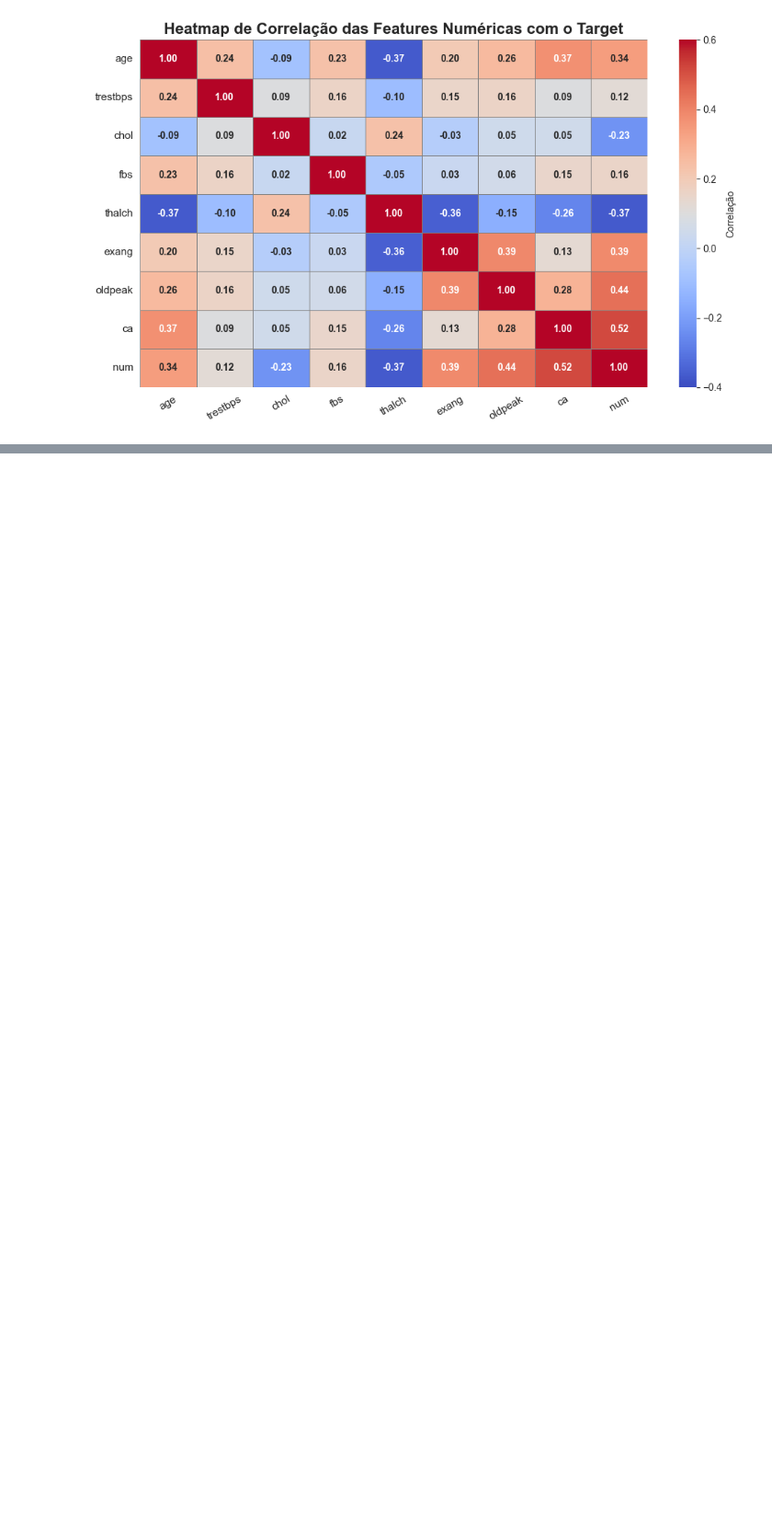
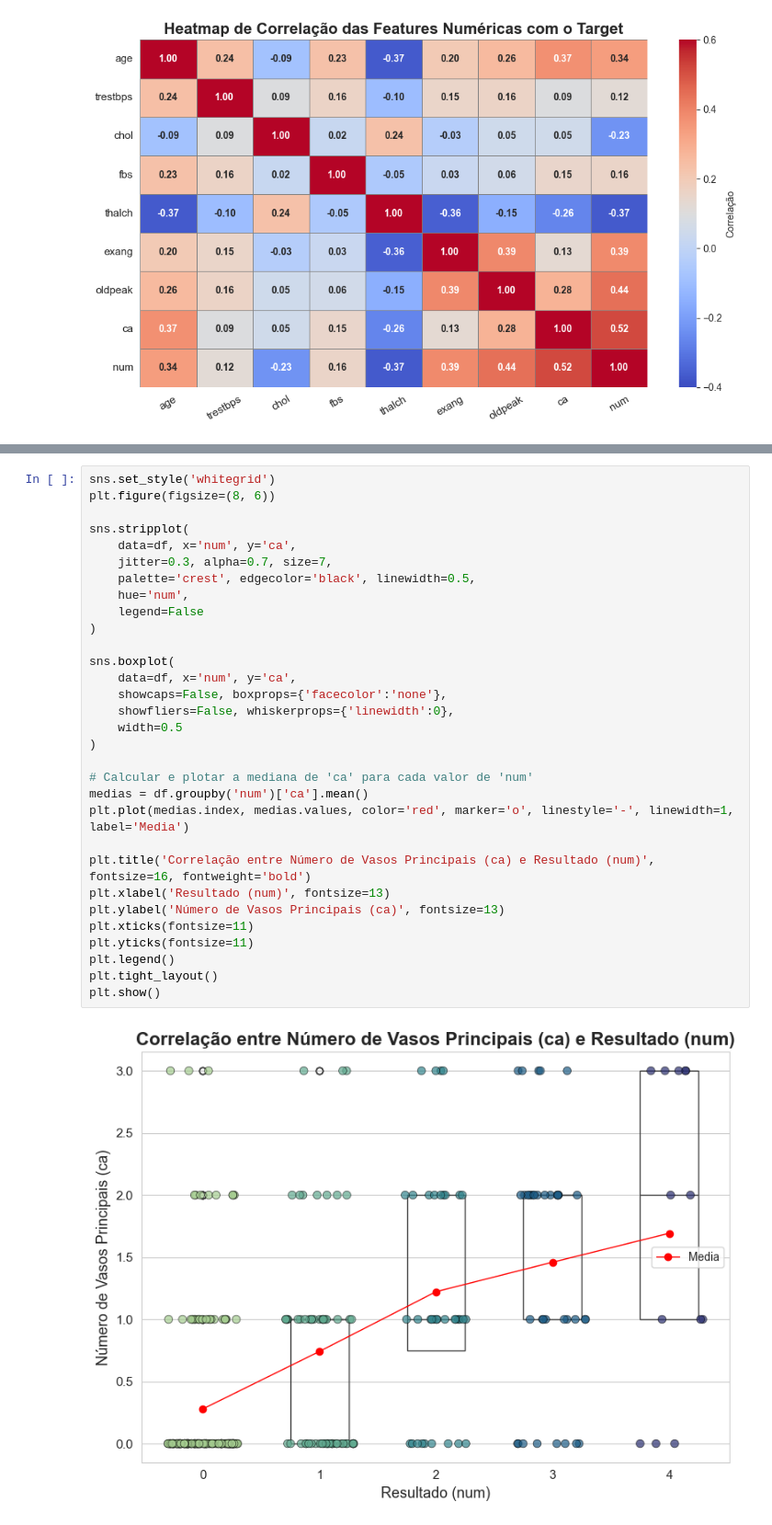
Before and after one commit to caiovilquer/projeto_TA, a Jupyter notebook: analise_doecas_cardiacas.ipynb, the cells around one changed output, grey strips where cells are left out. Shown at 92% size. Cells and saved outputs as stored; diff of their text form; blank space fills up the shorter version.

Commit message:
feat: first version of data analysis done

```diff
--- a/analise_doecas_cardiacas.ipynb
+++ b/analise_doecas_cardiacas.ipynb
@@ -386,0 +387,33 @@ Os fatores mais impactantes para o desfecho são, portanto, o número de vasos c
+# %%
+sns.set_style('whitegrid')
+plt.figure(figsize=(8, 6))
+
+sns.stripplot(
+    data=df, x='num', y='ca',
+    jitter=0.3, alpha=0.7, size=7,
+    palette='crest', edgecolor='black', linewidth=0.5,
+    hue='num',
+    legend=False
+)
+
+sns.boxplot(
+    data=df, x='num', y='ca',
+    showcaps=False, boxprops={'facecolor':'none'},
+    showfliers=False, whiskerprops={'linewidth':0},
+    width=0.5
+)
+
+# Calcular e plotar a mediana de 'ca' para cada valor de 'num'
+medias = df.groupby('num')['ca'].mean()
+plt.plot(medias.index, medias.values, color='red', marker='o', linestyle='-', linewidth=1, label='Media')
+
+plt.title('Correlação entre Número de Vasos Principais (ca) e Resultado (num)', fontsize=16, fontweight='bold')
+plt.xlabel('Resultado (num)', fontsize=13)
+plt.ylabel('Número de Vasos Principais (ca)', fontsize=13)
+plt.xticks(fontsize=11)
+plt.yticks(fontsize=11)
+plt.legend()
+plt.tight_layout()
+plt.show()
+# %% [output]
+[figure, added]
```
Also changed, not shown: parts of 14 cells of this notebook.
